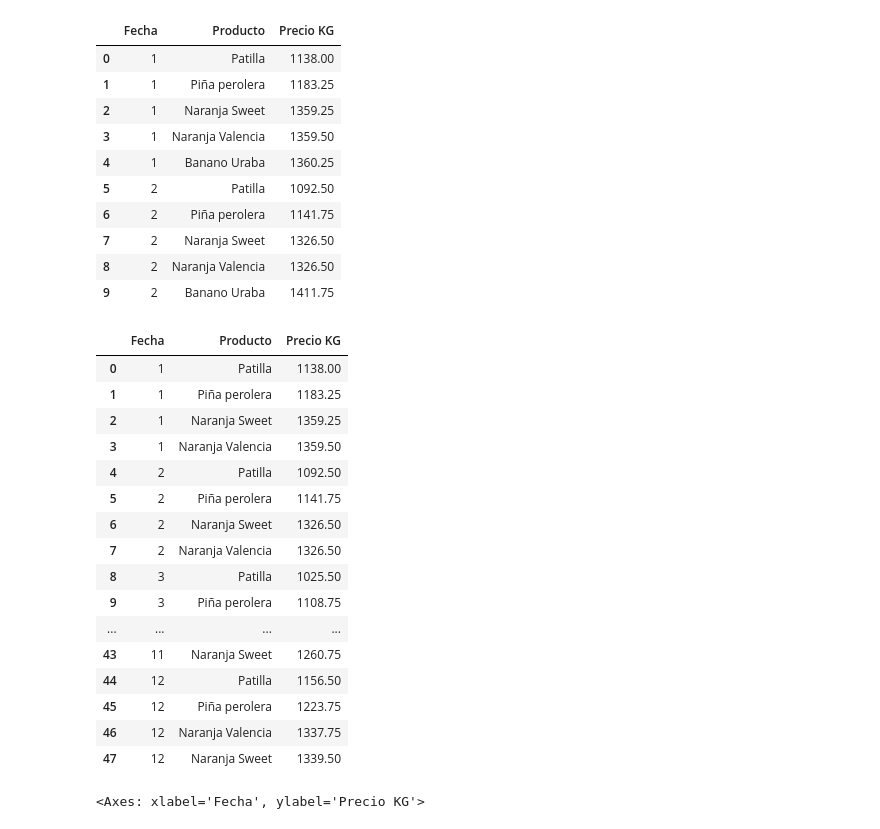
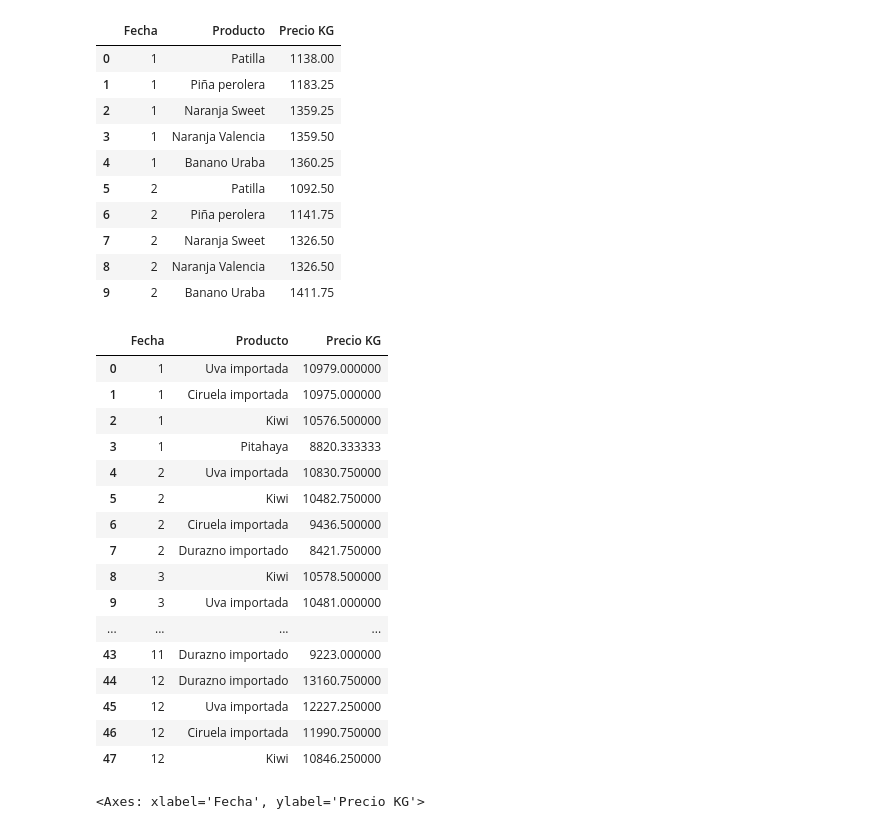
Before and after one commit to RioDeMilo/RETAIL-PRICES-COLOMBIA, a Jupyter notebook: IPC1823.ipynb, the cells around one changed output. Saved outputs shown, nothing was run; the diff lists cells and outputs as text; code cells hidden in the pictures.

```diff
--- a/IPC1823.ipynb
+++ b/IPC1823.ipynb
@@ -962,24 +937,39 @@ def minimun_prices_month(num,data): # num is the number of prices that will be d
 # %%
 x = minimun_prices_month(4,prueba_2)
 x # Here we see that the fucntion works properly and it is a dataframe that can be converted into an excel or be plot
+## where now going to export thiss data to use it in Excel or power BI to create a visualization
+x.to_excel("MinPricesmont.xlsx")
-# %% [output]
-|  | Fecha | Producto | Precio KG |
-| 0 | 1 | Patilla | 1138.00 |
-| 1 | 1 | Piña perolera | 1183.25 |
-| 2 | 1 | Naranja Sweet | 1359.25 |
-| 3 | 1 | Naranja Valencia | 1359.50 |
-| 4 | 2 | Patilla | 1092.50 |
-| 5 | 2 | Piña perolera | 1141.75 |
-| 6 | 2 | Naranja Sweet | 1326.50 |
-| 7 | 2 | Naranja Valencia | 1326.50 |
-| 8 | 3 | Patilla | 1025.50 |
-| 9 | 3 | Piña perolera | 1108.75 |
-| ... | ... | ... | ... |
-| 43 | 11 | Naranja Sweet | 1260.75 |
-| 44 | 12 | Patilla | 1156.50 |
-| 45 | 12 | Piña perolera | 1223.75 |
-| 46 | 12 | Naranja Valencia | 1337.75 |
-| 47 | 12 | Naranja Sweet | 1339.50 |
+# %%
+# this Function give you most expensive products by month
+def maximum_prices_month(num,data): # num is the number of prices that will be display.
+  finaldata = pd.DataFrame() # our empty data frame that will be concated to add every new dataframe
+  for month in range(12):
+    month +=1 # the range stars at 0 so instead we first sum 1 to change the values to the correspondin month
+    month_price = data['Fecha'] == month
+    lista = prueba_2[month_price]
+    min_price_month = lista.nlargest(num,['Precio KG']) # I learned that using nsmallest you can display all
+    finaldata = pd.concat([finaldata, min_price_month], ignore_index=True) #This is the function that adds the new dataframe
+  return finaldata
+# %%
+maximum_prices_month(4,prueba_2)
+# %% [output]
+|  | Fecha | Producto | Precio KG |
+| 0 | 1 | Uva importada | 10979.000000 |
+| 1 | 1 | Ciruela importada | 10975.000000 |
+| 2 | 1 | Kiwi | 10576.500000 |
+| 3 | 1 | Pitahaya | 8820.333333 |
+| 4 | 2 | Uva importada | 10830.750000 |
+| 5 | 2 | Kiwi | 10482.750000 |
+| 6 | 2 | Ciruela importada | 9436.500000 |
+| 7 | 2 | Durazno importado | 8421.750000 |
+| 8 | 3 | Kiwi | 10578.500000 |
+| 9 | 3 | Uva importada | 10481.000000 |
+| ... | ... | ... | ... |
+| 43 | 11 | Durazno importado | 9223.000000 |
+| 44 | 12 | Durazno importado | 13160.750000 |
+| 45 | 12 | Uva importada | 12227.250000 |
+| 46 | 12 | Ciruela importada | 11990.750000 |
+| 47 | 12 | Kiwi | 10846.250000 |
 # %%
 # Here we can
 sns.barplot(data=x, x="Fecha", y="Precio KG",hue="Producto")
```
Also changed, not shown: parts of 13 cells of this notebook.
